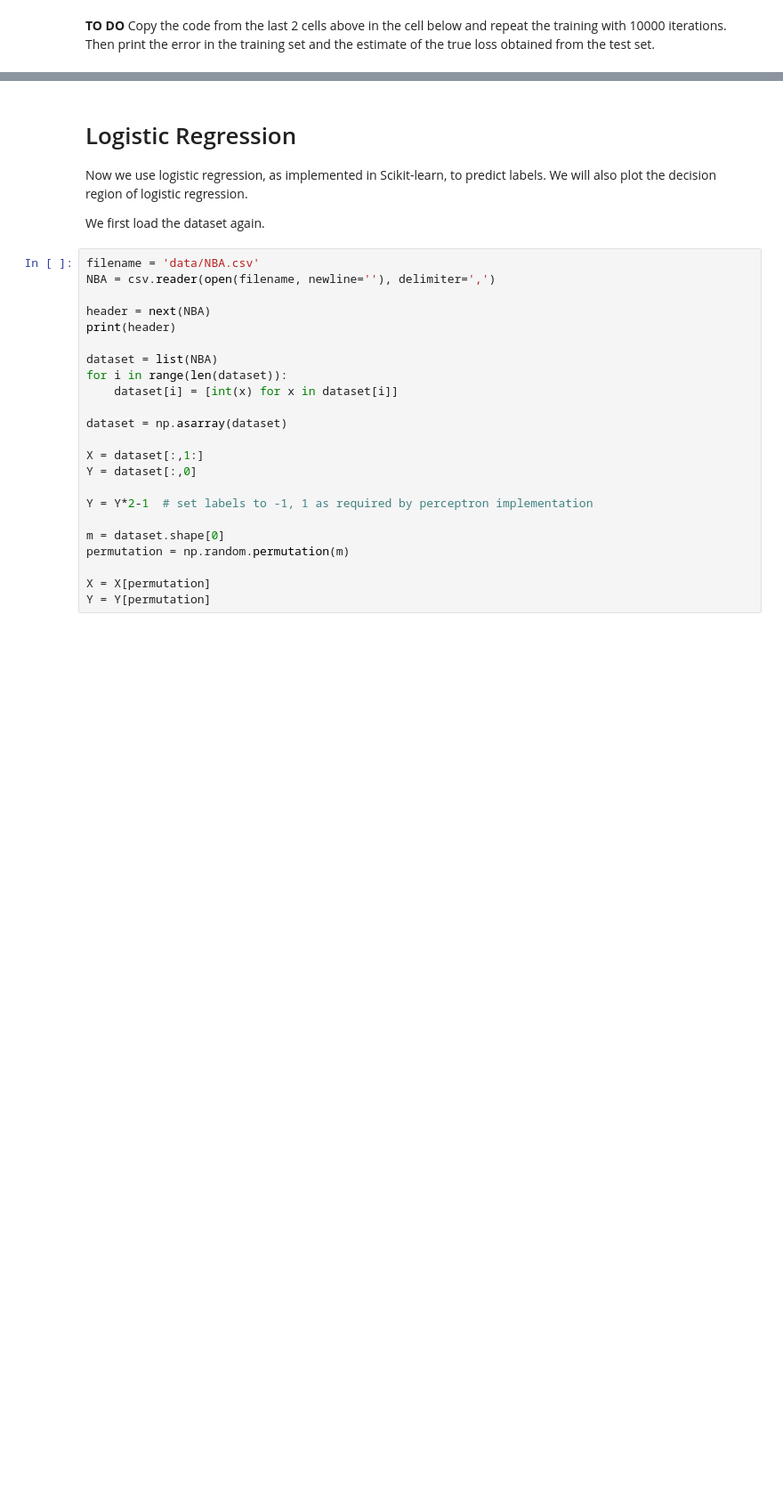
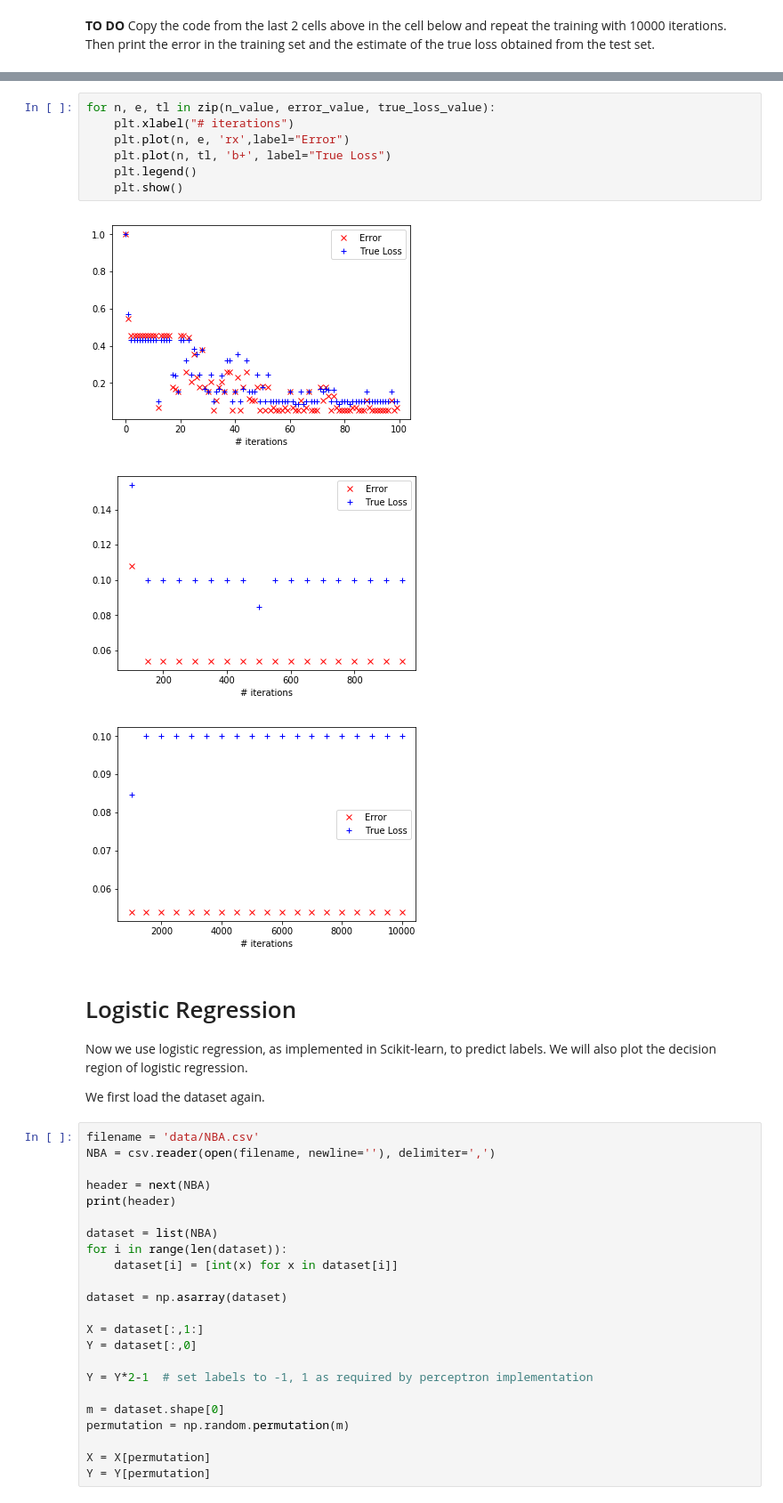
Before and after one commit to Agos95/MachineLearning, a Jupyter notebook: Ex01/Classification_NBA.ipynb, the cells around one changed output, grey strips where cells are left out. Shown at 89% size. Drawn from its saved outputs; the diff is of its cells as text; blank space fills up the shorter version.

```diff
--- a/Ex01/Classification_NBA.ipynb
+++ b/Ex01/Classification_NBA.ipynb
@@ -234,3 +288,14 @@ print(true_loss_estimate)
+# %%
+for n, e, tl in zip(n_value, error_value, true_loss_value):
+    plt.xlabel("# iterations")
+    plt.plot(n, e, 'rx',label="Error")
+    plt.plot(n, tl, 'b+', label="True Loss")
+    plt.legend()
+    plt.show()
+# %% [output]
+[figure, added]
+[figure, added]
+[figure, added]
 # %% [markdown]
 # Logistic Regression
 Now we use logistic regression, as implemented in Scikit-learn, to predict labels. We will also plot the decision region of logistic regression.
```
Also changed, not shown: parts of 11 cells of this notebook.
